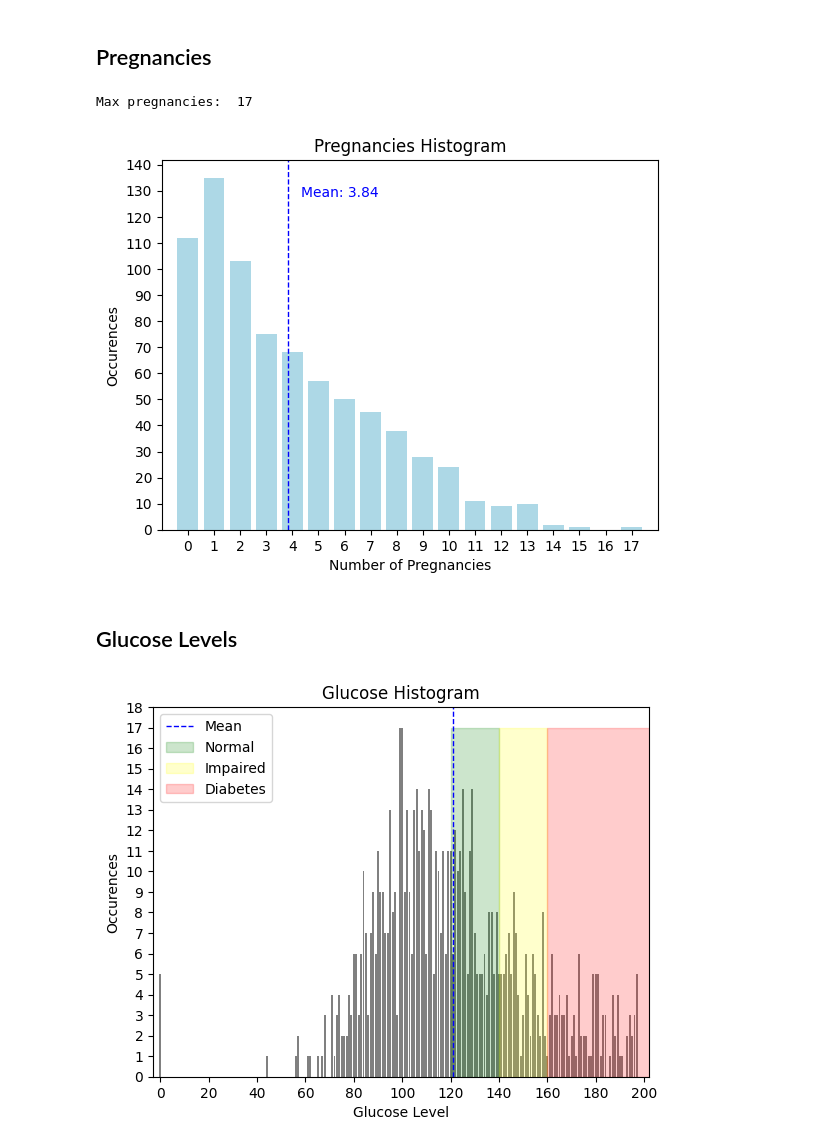
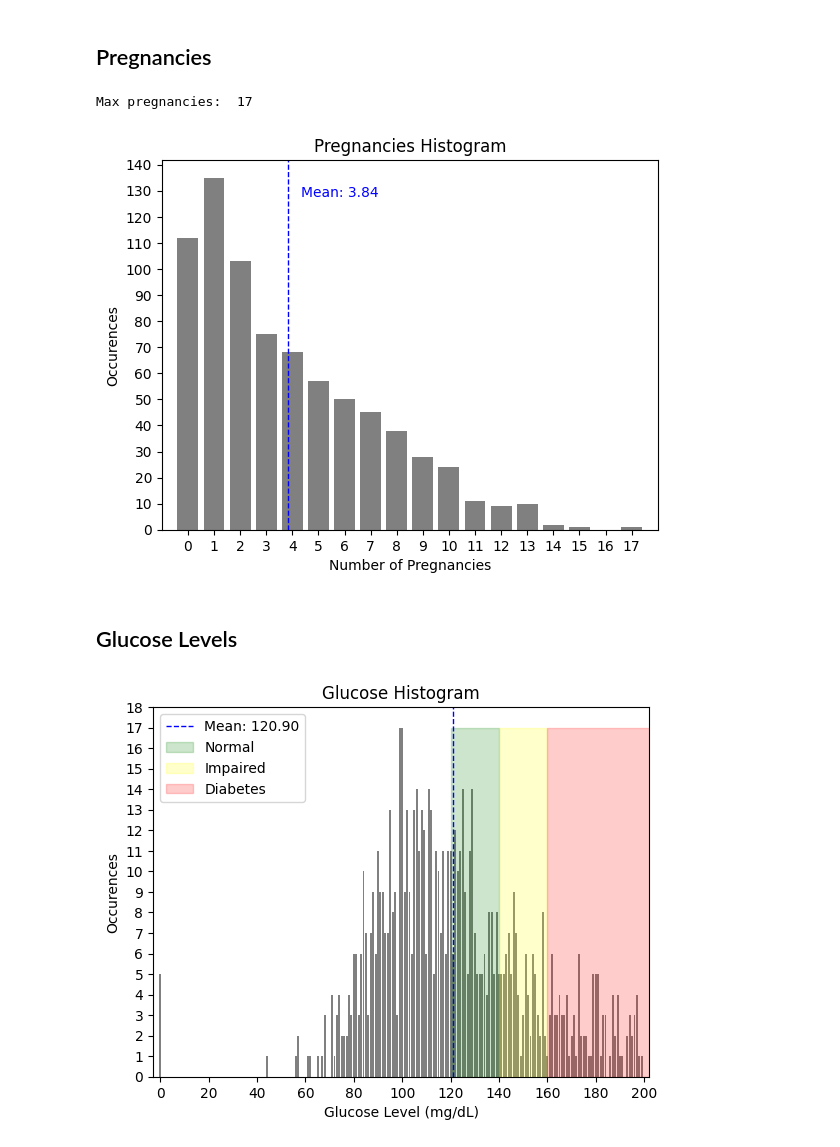
Before and after one commit to Bluxen/DA-Project1, a Jupyter notebook: 13_diabetes_prediction.ipynb, the cells around one changed output. Drawn from its saved outputs; the diff is of its cells as text; code cells hidden in the pictures.

```diff
--- a/13_diabetes_prediction.ipynb
+++ b/13_diabetes_prediction.ipynb
@@ -45,27 +45,28 @@ The diabetes dataset is a widely used dataset in machine learning and healthcare
 # %%
 # get maximum number of pregnancies
 max_pregnancies = diabetes['Pregnancies'].max()
 print("Max pregnancies: ", max_pregnancies)
 
 # calculate average number of pregnancies
 average_pregnancies = diabetes['Pregnancies'].mean()
 
 # show histogram of pregnancies
-plt.hist(diabetes['Pregnancies'], bins=range(0, max_pregnancies + 2), align='left', rwidth=0.8, color='lightblue')
+plt.hist(diabetes['Pregnancies'], bins=range(0, max_pregnancies + 2), align='left', rwidth=0.8, color='gray')
 plt.xticks(range(0, max_pregnancies + 1))
 plt.xlim([-1, max_pregnancies + 1])
 plt.locator_params(axis='y', nbins=20)
+
 # show mean on histogram
 plt.axvline(average_pregnancies, color='blue', linestyle='dashed', linewidth=1)
 plt.text(average_pregnancies + 0.5, plt.ylim()[1] * 0.9, 'Mean: {:.2f}'.format(average_pregnancies), color='blue')
 
 plt.title('Pregnancies Histogram')
 plt.xlabel('Number of Pregnancies')
 plt.ylabel('Occurences')
 plt.show()
 # %% [output]
 Max pregnancies:  17
-[figure, old version]
+[figure, new version]
 # %% [markdown]
 ## Glucose Levels
 # %%
@@ -77,11 +78,12 @@ max_glucose = diabetes['Glucose'].max()
 average_glucose = diabetes['Glucose'].mean()
 
 # show histogram of glucose levels
-counts, bins, patches = plt.hist(diabetes['Glucose'], bins=range(min_glucose, max_glucose), align='left', rwidth=0.8, color='gray')
-plt.xticks(range(min_glucose, max_glucose + 20, 20))
+counts, bins, patches = plt.hist(diabetes['Glucose'], bins=range(min_glucose, max_glucose + 2), align='left', rwidth=0.8, color='gray')
+plt.xticks(range(min_glucose, max_glucose + 2, 20))
 plt.xlim([min_glucose - 3, max_glucose + 3])
 plt.ylim([0, counts.max() + 1])
 plt.locator_params(axis='y', nbins=20)
+
 # show mean on histogram
 plt.axvline(average_glucose, color='blue', linestyle='dashed', linewidth=1)
 
@@ -93,15 +95,15 @@ impaired_upper_bound = 160
 diabetes_lower_bound = 160
 diabetes_upper_bound = 300
 
-#show the ranges on the histogram
+# show the ranges on the histogram
 plt.fill_betweenx([0, counts.max()], normal_lower_bound, normal_upper_bound, color='green', alpha=0.2)
 plt.fill_betweenx([0, counts.max()], impaired_lower_bound, impaired_upper_bound, color='yellow', alpha=0.2)
 plt.fill_betweenx([0, counts.max()], diabetes_lower_bound, diabetes_upper_bound, color='red', alpha=0.2)
-plt.legend(['Mean', 'Normal', 'Impaired', 'Diabetes'], loc='upper left')
+plt.legend(['Mean: ' + "{:.2f}".format(average_glucose), 'Normal', 'Impaired', 'Diabetes'], loc='upper left')
 
 plt.title('Glucose Histogram')
-plt.xlabel('Glucose Level')
+plt.xlabel('Glucose Level (mg/dL)')
 plt.ylabel('Occurences')
 plt.show()
 # %% [output]
-[figure, old version]
+[figure, new version]
```
Also changed, not shown: parts of 2 cells of this notebook.
